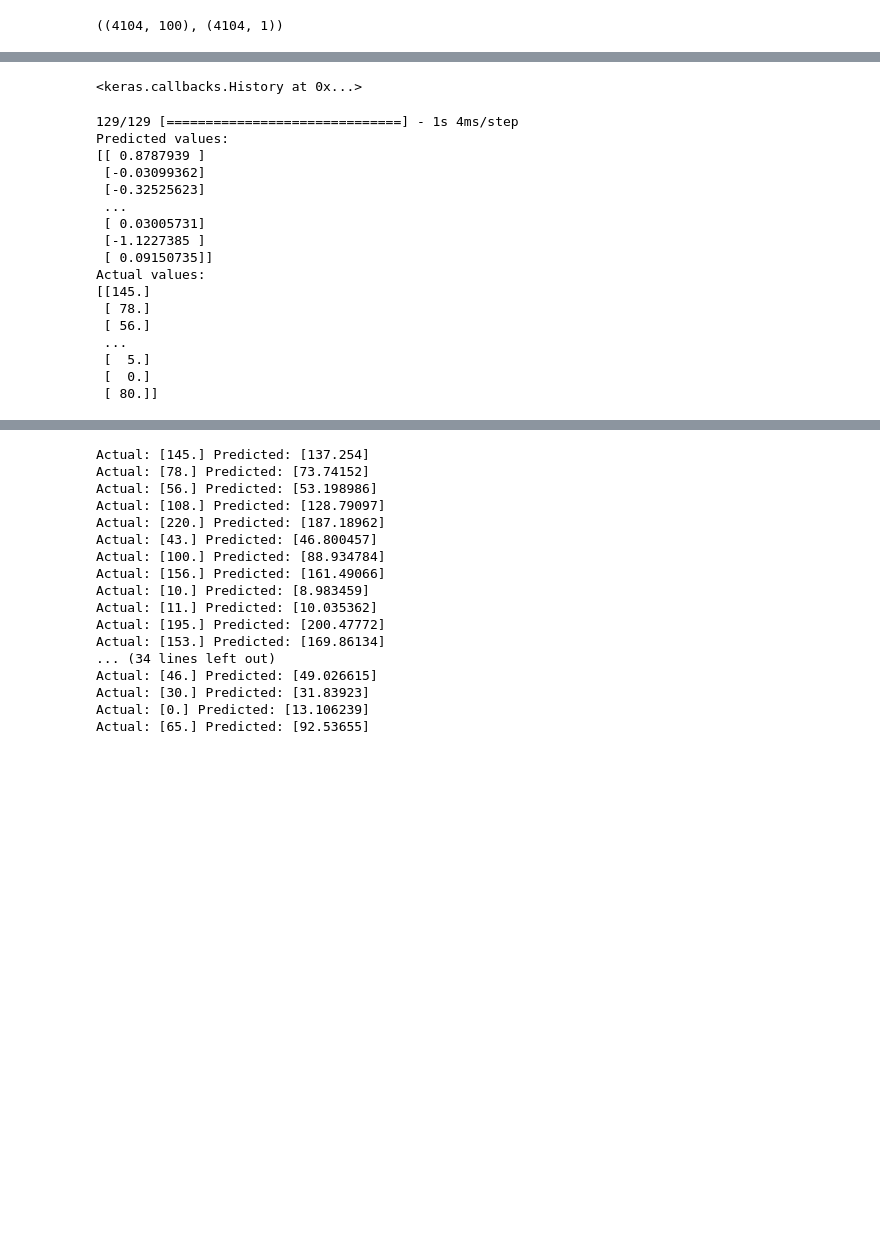
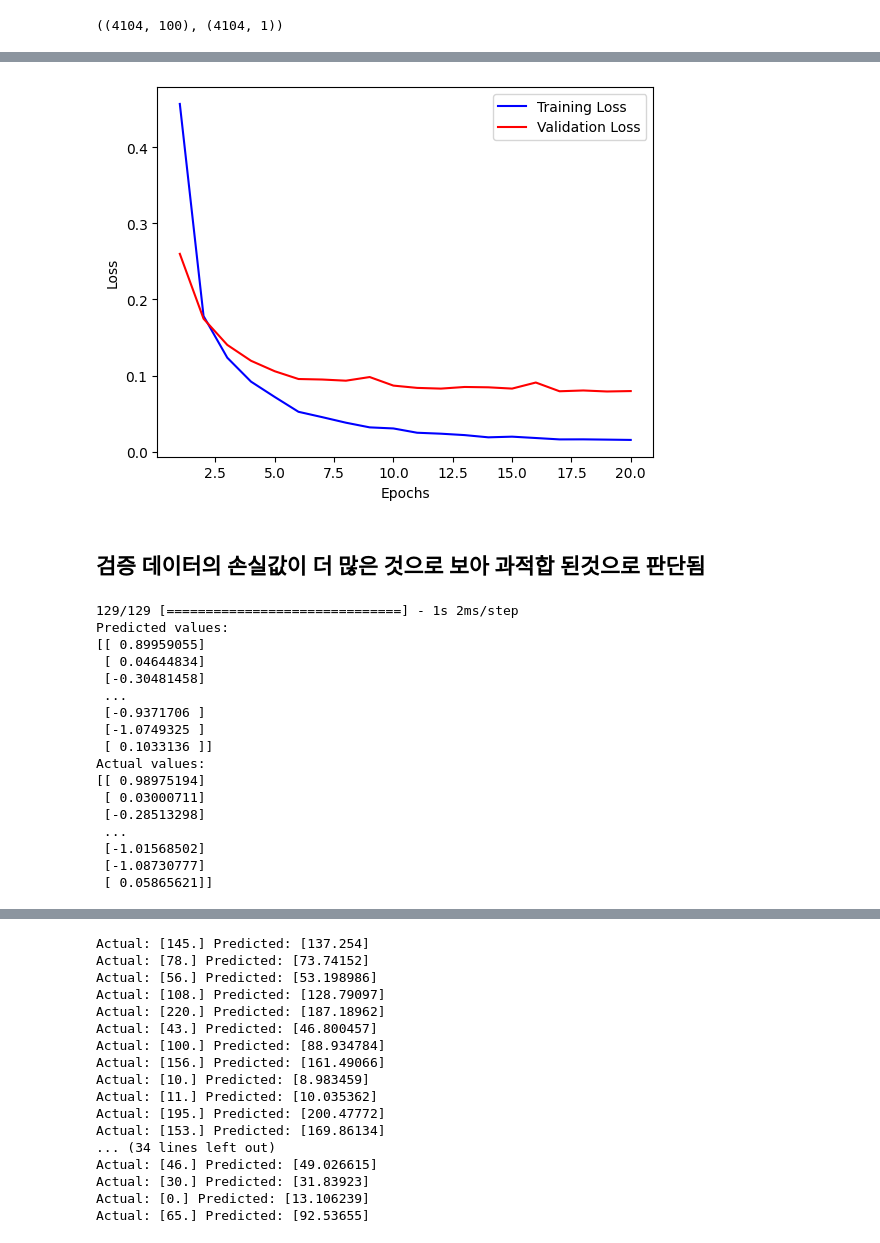
Before and after one commit to hwk44/ShipSupplies, a Jupyter notebook: DA/notebooks/regression.ipynb, the cells around one changed output, grey strips where cells are left out. Saved outputs shown, nothing was run; the diff lists cells and outputs as text; code cells hidden in the pictures; blank space fills up the shorter version.

```diff
--- a/DA/notebooks/regression.ipynb
+++ b/DA/notebooks/regression.ipynb
@@ -1019,0 +1024,6 @@ type(y_test),type(y_pred)#.shape
+# %%
+import pandas as pd
+from sklearn import preprocessing
+df = pd.read_csv('../data/raw_postpro.csv')
+df1 = df[["청구품목", 'key2', 'leadtime', '견적화폐' , '발주처']]
+df1["leadtime"] = df["leadtime"].astype(int)
@@ -1024,9 +1040,23 @@ from sklearn.model_selection import train_test_split
 from sklearn.linear_model import LinearRegression
 from sklearn.metrics import mean_squared_error, r2_score
 
-X = list(df["Subject"]+ ' ' + df['key2']  + ' '   + df['Assembly'] + ' '  + df['출고운반선']+  ' ' + df['견적화폐']  +  ' ' + df['발주처']  )
+# 제일 좋은 모델
+X = list(df["Subject"]+ ' ' +df['출고운반선']+  ' ' + df['key2'] + ' ' + df['Assembly'] + ' '  + df['견적화폐']  +  ' ' + df['발주처'])
+# df["발주수량"] = df["발주수량"].astype(str/)
 
+# X = list( df['key2'] + ' ' + df['Assembly'] + ' ' + df['견적화폐']  + ' ' + df['발주수량']+ ' ' + df["Control No."])
+# + df['발주처'] + ' '
+# 청구품목
+
+# X = list( df['key2'] + ' ' + df["Machinery"]+ ' '   + df['Assembly'] + ' '  + df['견적화폐']  +  ' ' + df['발주처']+ ' ' + df['청구품목'])
+# df["Subject"]+ ' ' +df['출고운반선']+  ' ' +
 # y # 정규화
 from sklearn.preprocessing import StandardScaler
 # target 값
 y = df['leadtime']
+
+from tensorflow.keras.preprocessing.text import Tokenizer
+# 텍스트 데이터를 정수 시퀀스로 변환
+tokenizer = Tokenizer()
+tokenizer.fit_on_texts(X)
+sequences = tokenizer.texts_to_sequences(X)
@@ -1093,6 +1141,23 @@ X_test.shape, y_test.shape
 # %% [output]
 ((4104, 100), (4104, 1))
 # %%
+import matplotlib.pyplot as plt
+
 # 모델 훈련
-model.fit(X_train, y_train, epochs=10, batch_size=100, validation_data=(X_test, y_test))
+history = model.fit(X_train, y_train, epochs=20, batch_size=128, validation_data=(X_test, y_test))
+
+# 손실 값 추출
+train_loss = history.history['loss']
+val_loss = history.history['val_loss']
+
+# 에포크 수
+epochs = range(1, len(train_loss) + 1)
+
+# 학습 곡선 그리기
+plt.plot(epochs, train_loss, 'b-', label='Training Loss')
+plt.plot(epochs, val_loss, 'r-', label='Validation Loss')
+plt.xlabel('Epochs')
+plt.ylabel('Loss')
+plt.legend()
+plt.show()
 # %% [output]
@@ -1119,4 +1181,6 @@ Epoch 10/10
-<keras.callbacks.History at 0x...>
+[figure, added]
+# %% [markdown]
+## 검증 데이터의 손실값이 더 많은 것으로 보아 과적합 된것으로 판단됨
 # %%
 y_pred = model.predict(X_test)
 
@@ -1127,20 +1191,20 @@ print(y_pred)
 print("Actual values:")
 print(y_test)
 # %% [output]
-129/129 [==============================] - 1s 4ms/step
+129/129 [==============================] - 1s 2ms/step
 Predicted values:
-[[ 0.8787939 ]
- [-0.03099362]
- [-0.32525623]
+[[ 0.89959055]
+ [ 0.04644834]
+ [-0.30481458]
  ...
- [ 0.03005731]
- [-1.1227385 ]
- [ 0.09150735]]
+ [-0.9371706 ]
+ [-1.0749325 ]
+ [ 0.1033136 ]]
 Actual values:
-[[145.]
- [ 78.]
- [ 56.]
+[[ 0.98975194]
+ [ 0.03000711]
+ [-0.28513298]
  ...
- [  5.]
- [  0.]
- [ 80.]]
+ [-1.01568502]
+ [-1.08730777]
+ [ 0.05865621]]
```
Also changed, not shown: parts of 60 cells of this notebook, 3 other files.
